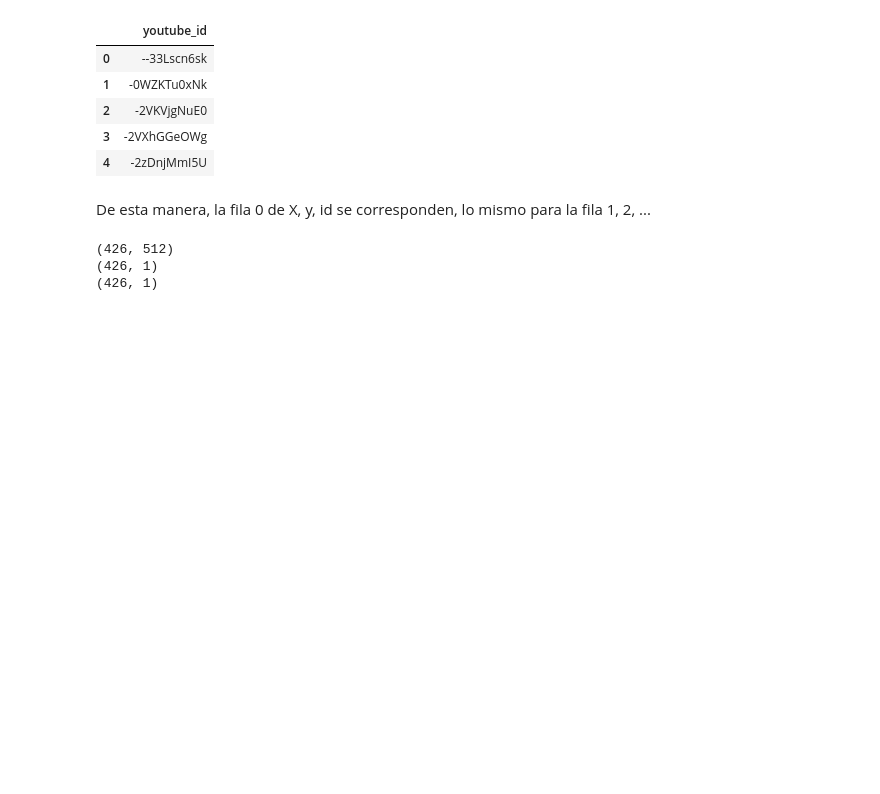
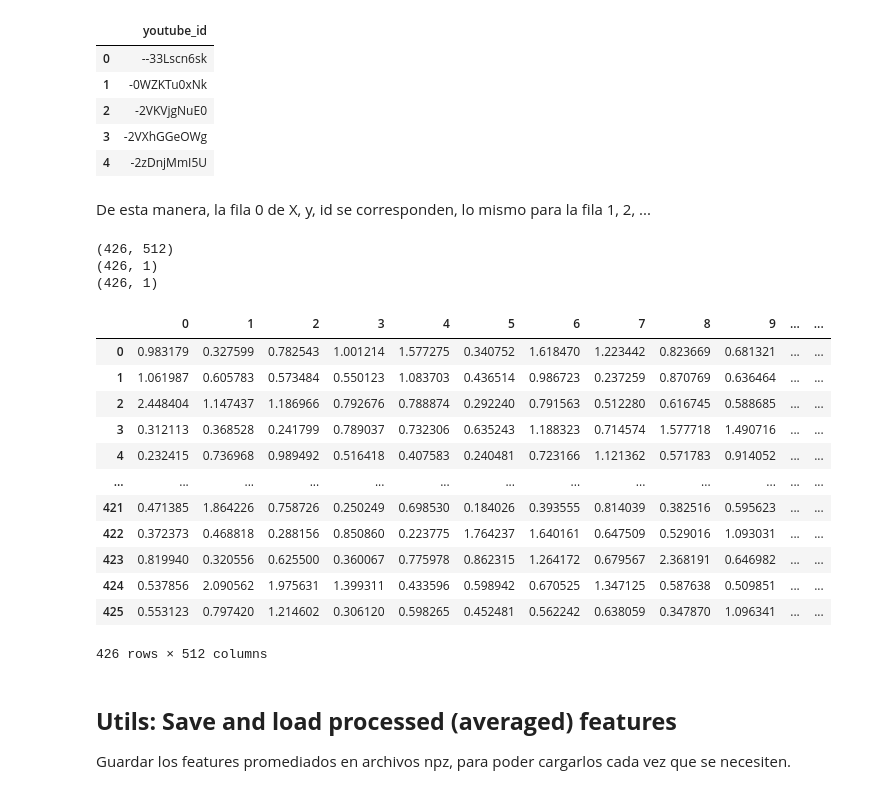
Before and after one commit to nayeli-guzman/clustering-human-activity, a Jupyter notebook: dimensionality-reduction.ipynb, the cells around one changed output. Cells and saved outputs as stored; diff of their text form; code cells hidden in the pictures; blank space fills up the shorter version.

```diff
--- a/dimensionality-reduction.ipynb
+++ b/dimensionality-reduction.ipynb
@@ -107,3 +111,23 @@ print(ids_val.shape)
 (426, 512)
 (426, 1)
 (426, 1)
+# %%
+X_val
+# %% [output]
+|  | 0 | 1 | 2 | 3 | 4 | 5 | 6 | 7 | 8 | 9 | ... | ... |
+| 0 | 0.983179 | 0.327599 | 0.782543 | 1.001214 | 1.577275 | 0.340752 | 1.618470 | 1.223442 | 0.823669 | 0.681321 | ... | ... |
+| 1 | 1.061987 | 0.605783 | 0.573484 | 0.550123 | 1.083703 | 0.436514 | 0.986723 | 0.237259 | 0.870769 | 0.636464 | ... | ... |
+| 2 | 2.448404 | 1.147437 | 1.186966 | 0.792676 | 0.788874 | 0.292240 | 0.791563 | 0.512280 | 0.616745 | 0.588685 | ... | ... |
+| 3 | 0.312113 | 0.368528 | 0.241799 | 0.789037 | 0.732306 | 0.635243 | 1.188323 | 0.714574 | 1.577718 | 1.490716 | ... | ... |
+| 4 | 0.232415 | 0.736968 | 0.989492 | 0.516418 | 0.407583 | 0.240481 | 0.723166 | 1.121362 | 0.571783 | 0.914052 | ... | ... |
+| ... | ... | ... | ... | ... | ... | ... | ... | ... | ... | ... | ... | ... |
+| 421 | 0.471385 | 1.864226 | 0.758726 | 0.250249 | 0.698530 | 0.184026 | 0.393555 | 0.814039 | 0.382516 | 0.595623 | ... | ... |
+| 422 | 0.372373 | 0.468818 | 0.288156 | 0.850860 | 0.223775 | 1.764237 | 1.640161 | 0.647509 | 0.529016 | 1.093031 | ... | ... |
+| 423 | 0.819940 | 0.320556 | 0.625500 | 0.360067 | 0.775978 | 0.862315 | 1.264172 | 0.679567 | 2.368191 | 0.646982 | ... | ... |
+| 424 | 0.537856 | 2.090562 | 1.975631 | 1.399311 | 0.433596 | 0.598942 | 0.670525 | 1.347125 | 0.587638 | 0.509851 | ... | ... |
+| 425 | 0.553123 | 0.797420 | 1.214602 | 0.306120 | 0.598265 | 0.452481 | 0.562242 | 0.638059 | 0.347870 | 1.096341 | ... | ... |
+426 rows × 512 columns
+# %% [markdown]
+## **Utils: Save and load processed (averaged) features**
+
+Guardar los features promediados en archivos npz, para poder cargarlos cada vez que se necesiten.
```
Also changed, not shown: parts of 11 cells of this notebook, 1 other file.
